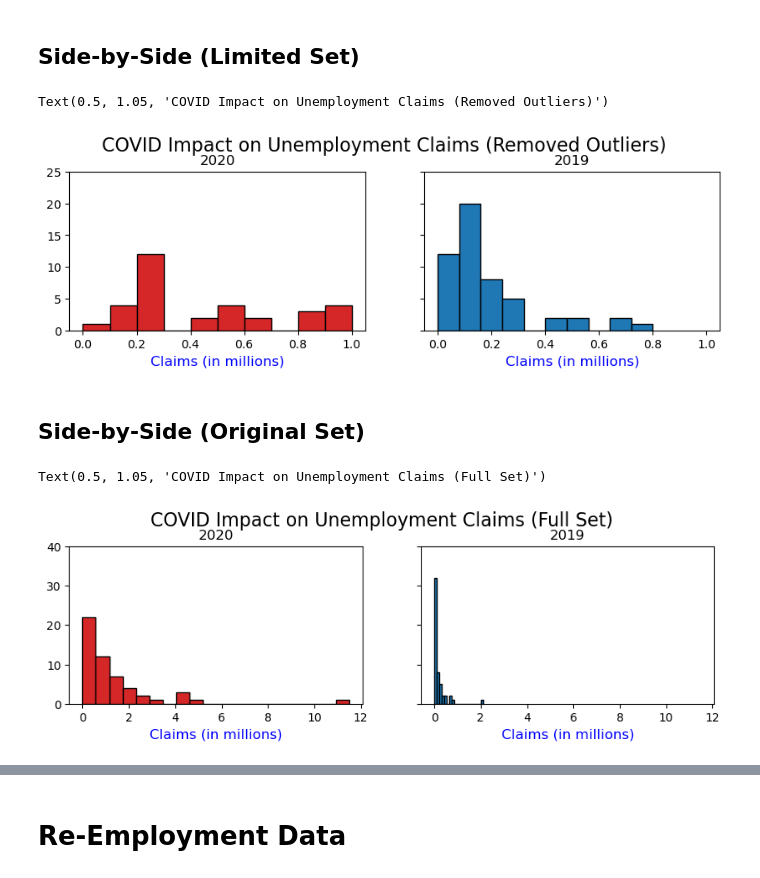
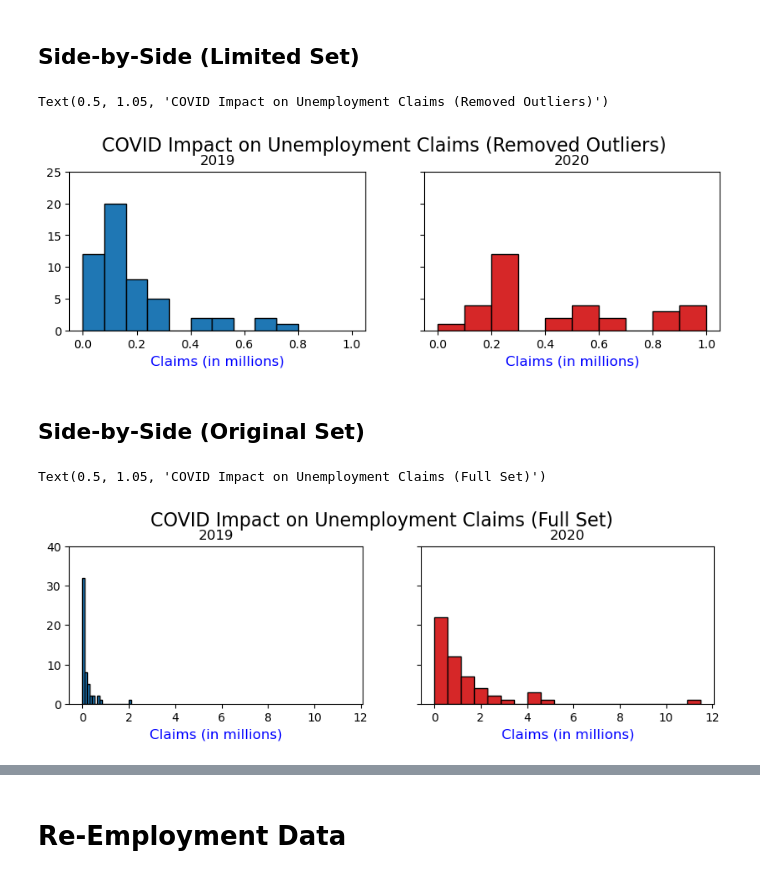
Before and after one commit to amajor/data-visualization-project-week-5, a Jupyter notebook: unemployment.ipynb, the cells around one changed output, grey strips where cells are left out. Drawn from its saved outputs; the diff is of its cells as text; code cells hidden in the pictures.

```diff
--- a/unemployment.ipynb
+++ b/unemployment.ipynb
@@ -26,7 +26,7 @@ numpy version:    1.20.1
 
 Read the csv file and store it. Display the first 5 rows as a preview.
 # %%
-unemployment_data = pd.read_csv(r'./data/State_by_Year.csv')
+unemployment_data = pd.read_csv(r'./data/State_by_Year_Sorted.csv')
 
 # Check the first few rows
 unemployment_data.head()
@@ -207,26 +207,26 @@ plt.show()
 ## Side-by-Side (Limited Set)
 # %%
 fig, axes = plt.subplots(1, 2, figsize=(10,2.5), dpi=100, sharex=True, sharey=True)
-colors = ['tab:red', 'tab:blue']
+colors = ['tab:blue', 'tab:red']
 
 for i, (ax, Year) in enumerate(zip(axes.flatten(), unemployment_data_limited.Year.unique())):
     x = unemployment_data_limited.loc[unemployment_data_limited.Year==Year, 'Claims_in_millions']
     ax.hist(x, bins=10, label=str(Year), color=colors[i], edgecolor = 'black')
     ax.set_title(Year)
     ax.set_xlabel('Claims (in millions)', fontsize = 12, color = 'b')
 
 plt.ylim(0, 25)
 
 plt.suptitle('COVID Impact on Unemployment Claims (Removed Outliers)', y=1.05, size=16)
 #plt.tight_layout();
 # %% [output]
 Text(0.5, 1.05, 'COVID Impact on Unemployment Claims (Removed Outliers)')
-[figure, old version]
+[figure, new version]
 # %% [markdown]
 ## Side-by-Side (Original Set)
 # %%
 fig, axes = plt.subplots(1, 2, figsize=(10,2.5), dpi=100, sharex=True, sharey=True)
-colors = ['tab:red', 'tab:blue']
+colors = ['tab:blue', 'tab:red']
 
 for i, (ax, Year) in enumerate(zip(axes.flatten(), unemployment_data.Year.unique())):
     x = unemployment_data.loc[unemployment_data.Year==Year, 'Claims_in_millions']
@@ -239,4 +239,4 @@ plt.ylim(0, 40)
 plt.suptitle('COVID Impact on Unemployment Claims (Full Set)', y=1.05, size=16)
 # %% [output]
 Text(0.5, 1.05, 'COVID Impact on Unemployment Claims (Full Set)')
-[figure, old version]
+[figure, new version]
```
Also changed, not shown: parts of 14 cells of this notebook, 1 other file.
